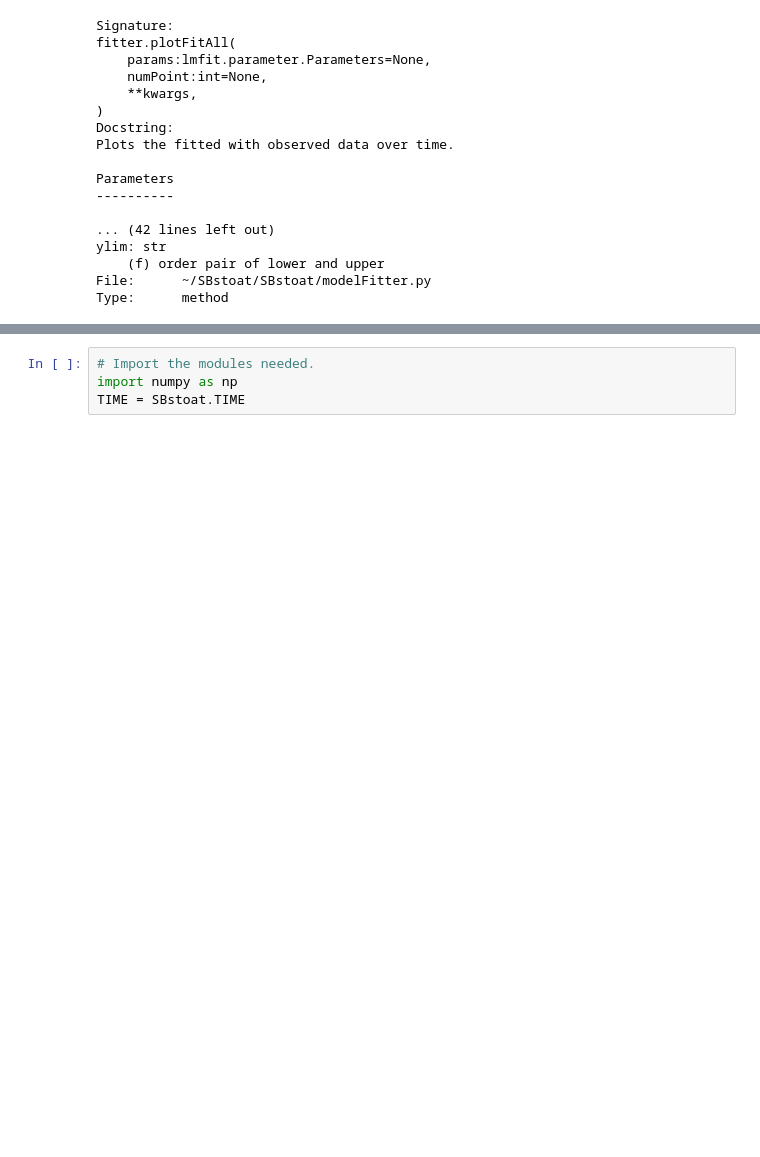
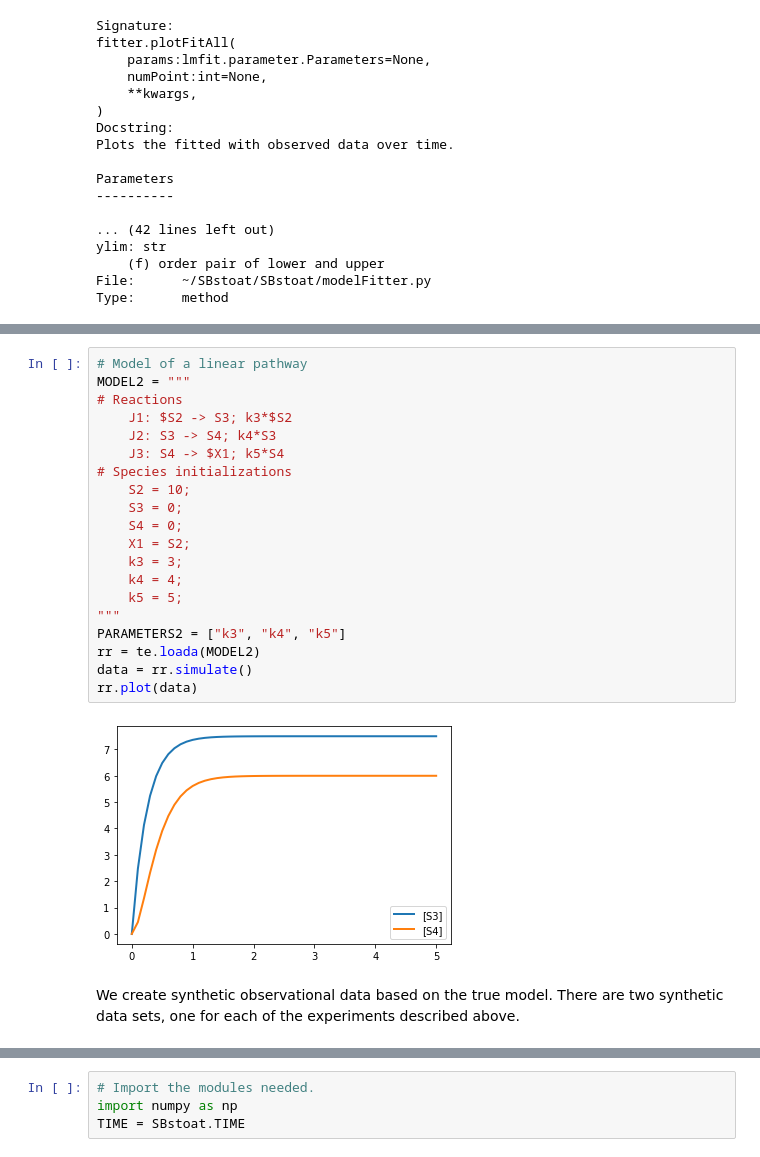
Before and after one commit to sys-bio/SBstoat, a Jupyter notebook: notebooks/Tutorial on Utilities for Model Fitting.ipynb, the cells around one changed output, grey strips where cells are left out. Saved outputs shown, nothing was run; the diff lists cells and outputs as text; blank space fills up the shorter version.

```diff
--- a/notebooks/Tutorial on Utilities for Model Fitting.ipynb
+++ b/notebooks/Tutorial on Utilities for Model Fitting.ipynb
@@ -213,0 +256,25 @@ k5
+# %%
+# Model of a linear pathway
+MODEL2 = """
+# Reactions
+    J1: $S2 -> S3; k3*$S2
+    J2: S3 -> S4; k4*S3
+    J3: S4 -> $X1; k5*S4
+# Species initializations
+    S2 = 10;
+    S3 = 0;
+    S4 = 0;
+    X1 = S2;
+    k3 = 3;
+    k4 = 4;
+    k5 = 5;
+"""
+PARAMETERS2 = ["k3", "k4", "k5"]
+rr = te.loada(MODEL2)
+data = rr.simulate()
+rr.plot(data)
+# %% [output]
+[figure, added]
+# %% [markdown]
+We create synthetic observational data based on the true model.
+There are two synthetic data sets, one for each of the experiments described above.
```
Also changed, not shown: parts of 24 cells of this notebook, 2 other files.
